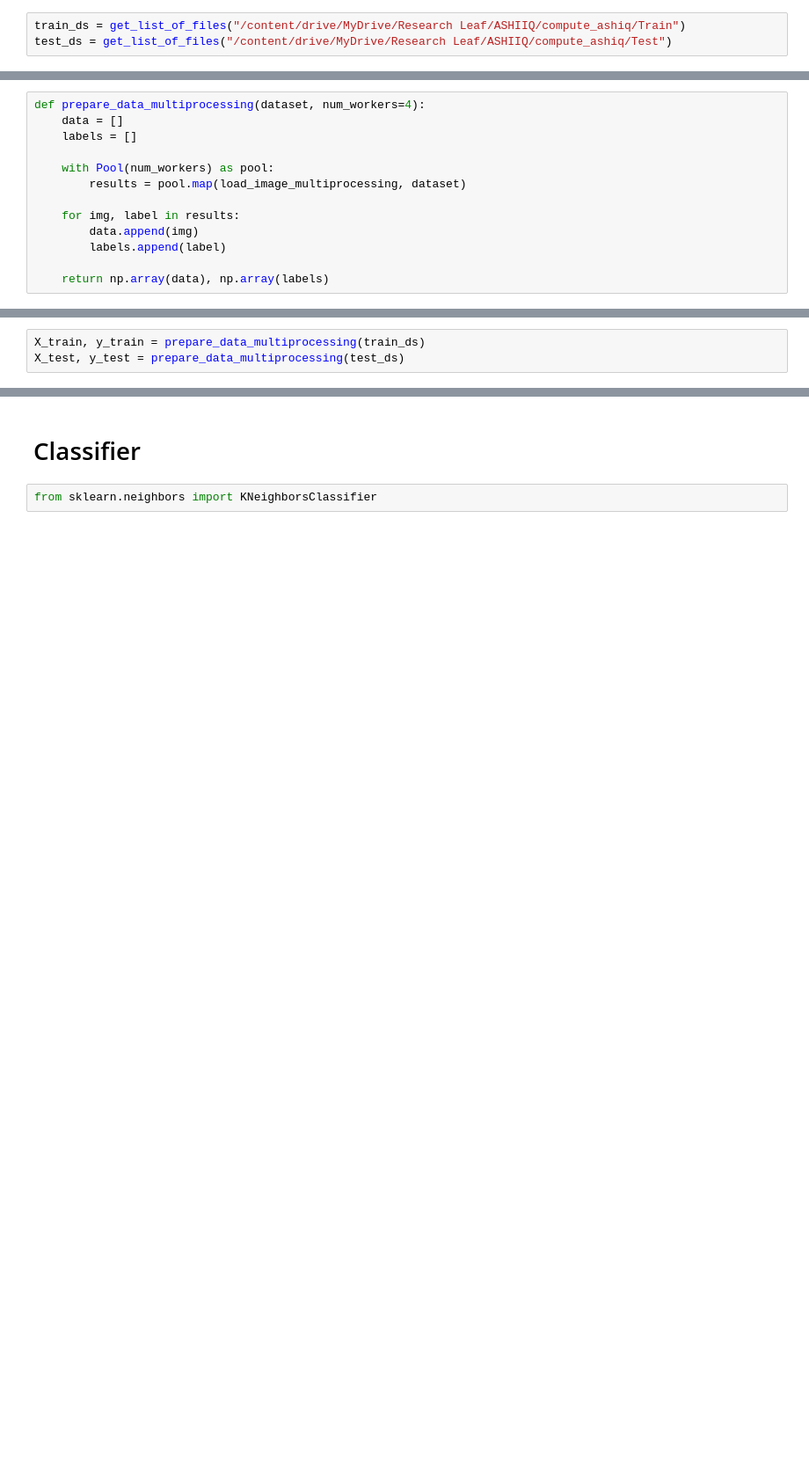
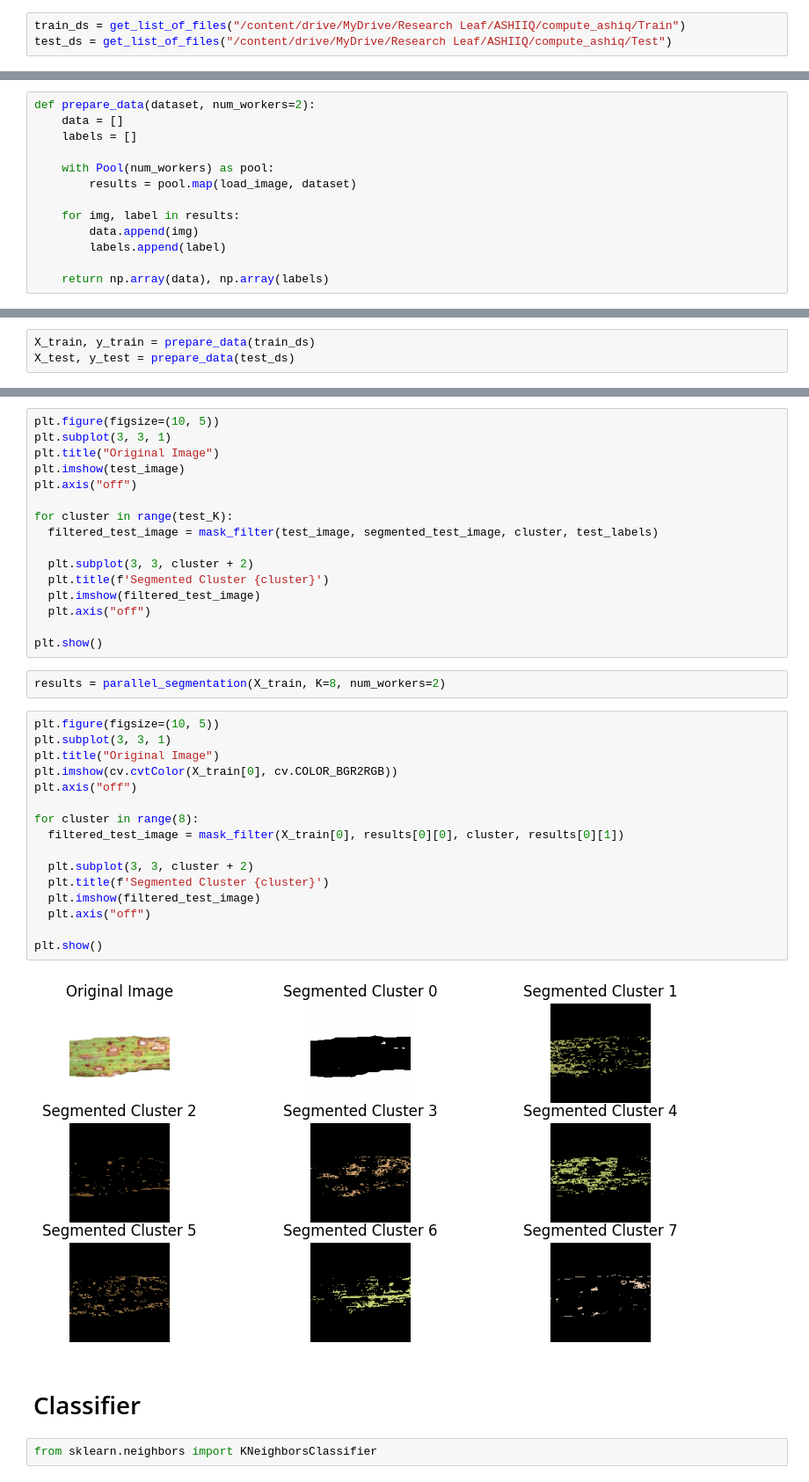
Before and after one commit to maevlava/paddy-leaf, a Jupyter notebook: K segmentation.ipynb, the cells around one changed output, grey strips where cells are left out. Shown: that part at 88% size. Drawn from its saved outputs; the diff is of its cells as text; blank space fills up the shorter version.

Commit message:
Multiprocessing for K mean clustering

```diff
--- a/K segmentation.ipynb
+++ b/K segmentation.ipynb
@@ -434,11 +407,11 @@ def load_image_multiprocessing(image_path):
     return img, label
 # %%
-def prepare_data_multiprocessing(dataset, num_workers=4):
+def prepare_data(dataset, num_workers=2):
     data = []
     labels = []
 
     with Pool(num_workers) as pool:
-        results = pool.map(load_image_multiprocessing, dataset)
+        results = pool.map(load_image, dataset)
 
     for img, label in results:
         data.append(img)
@@ -454,3 +421,3 @@ X_test, y_test = prepare_data_parallel(test_ds)
 # %%
-X_train, y_train = prepare_data_multiprocessing(train_ds)
-X_test, y_test = prepare_data_multiprocessing(test_ds)
+X_train, y_train = prepare_data(train_ds)
+X_test, y_test = prepare_data(test_ds)
@@ -457,3 +426,39 @@ X_test, y_test = prepare_data_multiprocessing(test_ds)
+# %%
+plt.figure(figsize=(10, 5))
+plt.subplot(3, 3, 1)
+plt.title("Original Image")
+plt.imshow(test_image)
+plt.axis("off")
+
+for cluster in range(test_K):
+  filtered_test_image = mask_filter(test_image, segmented_test_image, cluster, test_labels)
+
+  plt.subplot(3, 3, cluster + 2)
+  plt.title(f'Segmented Cluster {cluster}')
+  plt.imshow(filtered_test_image)
+  plt.axis("off")
+
+plt.show()
+# %%
+results = parallel_segmentation(X_train, K=8, num_workers=2)
+# %%
+plt.figure(figsize=(10, 5))
+plt.subplot(3, 3, 1)
+plt.title("Original Image")
+plt.imshow(cv.cvtColor(X_train[0], cv.COLOR_BGR2RGB))
+plt.axis("off")
+
+for cluster in range(8):
+  filtered_test_image = mask_filter(X_train[0], results[0][0], cluster, results[0][1])
+
+  plt.subplot(3, 3, cluster + 2)
+  plt.title(f'Segmented Cluster {cluster}')
+  plt.imshow(filtered_test_image)
+  plt.axis("off")
+
+plt.show()
+# %% [output]
+[figure, added]
 # %% [markdown]
 # Classifier
 # %%
```
Also changed, not shown: parts of 13 cells of this notebook.
